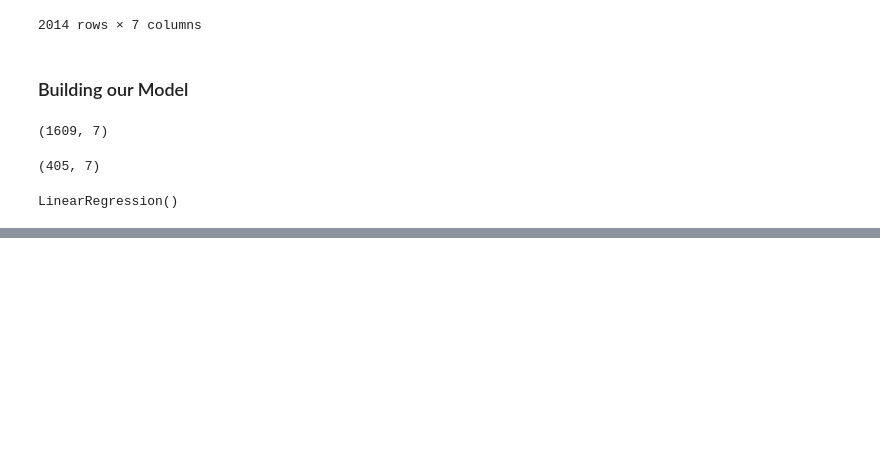
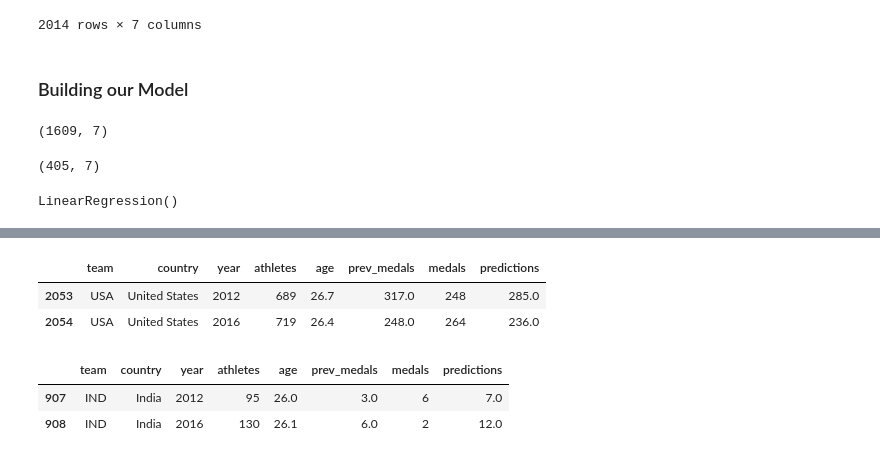
Before and after one commit to kensotosala/Data-Science-Journey, a Jupyter notebook: Olympic Medals Prediction/Olympic Medals Prediction.ipynb, the cells around one changed output, grey strips where cells are left out. Drawn from its saved outputs; the diff is of its cells as text; code cells hidden in the pictures; blank space fills up the shorter version.

```diff
--- a/Olympic Medals Prediction/Olympic Medals Prediction.ipynb
+++ b/Olympic Medals Prediction/Olympic Medals Prediction.ipynb
@@ -151,0 +190,12 @@ test.loc[test["predictios"] < 0, "predictions"] = 0
+# %%
+test[test["team"] == "USA"]
+# %% [output]
+|  | team | country | year | athletes | age | prev_medals | medals | predictions |
+| 2053 | USA | United States | 2012 | 689 | 26.7 | 317.0 | 248 | 285.0 |
+| 2054 | USA | United States | 2016 | 719 | 26.4 | 248.0 | 264 | 236.0 |
+# %%
+test[test["team"] == "IND"]
+# %% [output]
+|  | team | country | year | athletes | age | prev_medals | medals | predictions |
+| 907 | IND | India | 2012 | 95 | 26.0 | 3.0 | 6 | 7.0 |
+| 908 | IND | India | 2016 | 130 | 26.1 | 6.0 | 2 | 12.0 |
```
Also changed, not shown: parts of 21 cells of this notebook.
